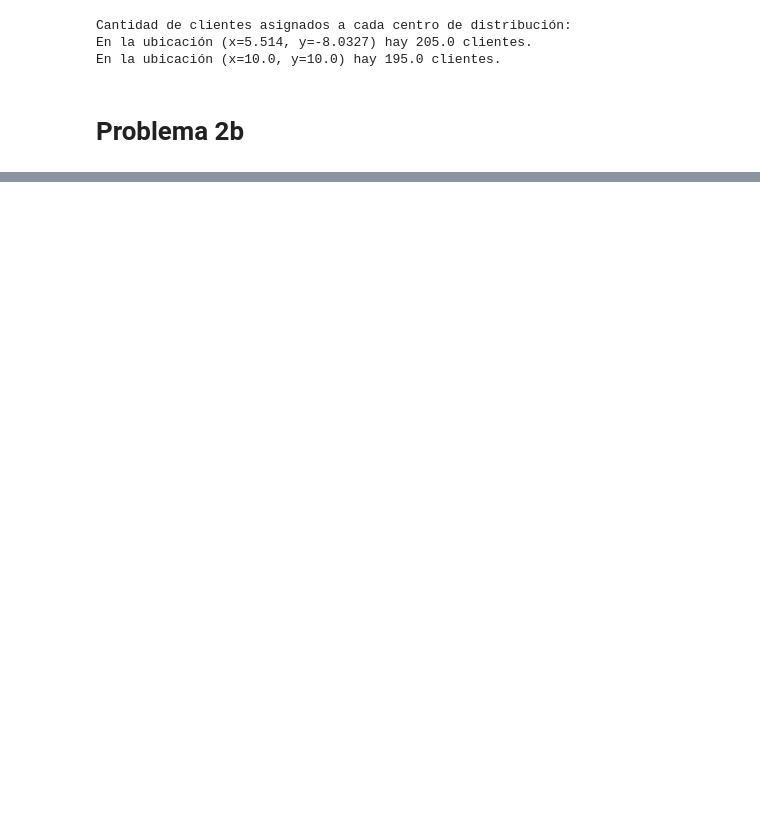
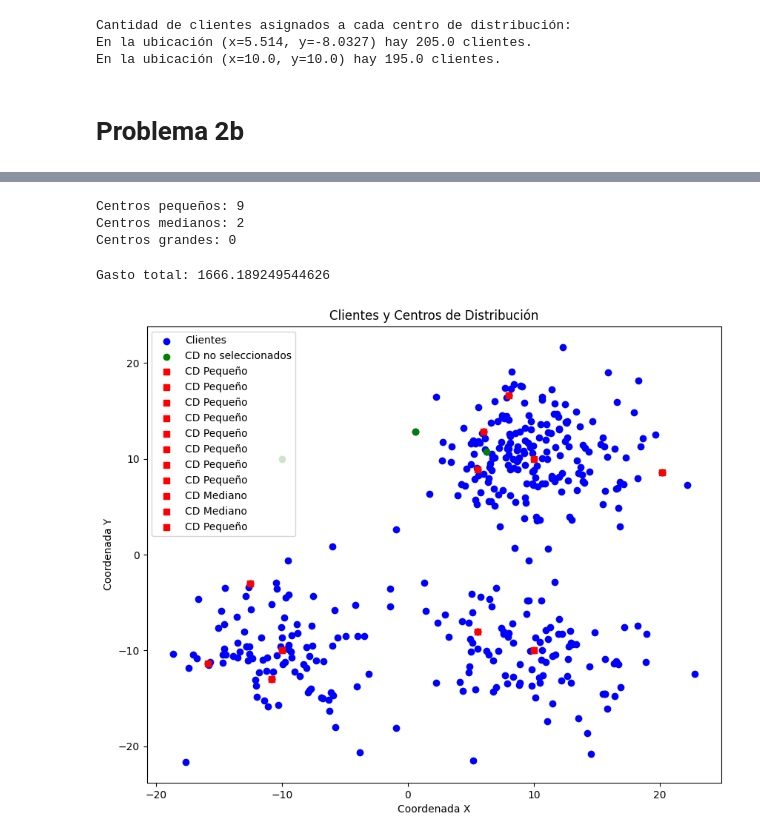
Before and after one commit to MacaMujica/taller-1-cadenas-de-suministros, a Jupyter notebook: tarea1.ipynb, the cells around one changed output, grey strips where cells are left out. Cells and saved outputs as stored; diff of their text form; code cells hidden in the pictures; blank space fills up the shorter version.

```diff
--- a/tarea1.ipynb
+++ b/tarea1.ipynb
@@ -545,0 +650,49 @@ En la ubicación (x=10.0, y=10.0) hay 195.0 clientes.
+# %%
+# Contadores para cada tamaño de centro de distribución
+cd_count = {'pequeño': 0, 'mediano': 0, 'grande': 0}
+
+# Iterar sobre los centros de distribución seleccionados para contarlos por tamaño
+for info in cd_info.values():
+    cd_count[info['tamaño']] += 1
+
+# Imprimir la cantidad de centros de distribución por tamaño
+print(f"Centros pequeños: {cd_count['pequeño']}")
+print(f"Centros medianos: {cd_count['mediano']}")
+print(f"Centros grandes: {cd_count['grande']}")
+# %% [output]
+Centros pequeños: 9
+Centros medianos: 2
+Centros grandes: 0
+# %%
+# Obtener el valor de la función objetivo
+gasto_total = m.getObjective().getValue()
+
+# Imprimir el gasto total
+print(f"Gasto total: {gasto_total}")
+# %% [output]
+Gasto total: 1666.189249544626
+# %%
+import matplotlib.pyplot as plt
+plt.figure(figsize=(10, 8))
+# Graficar los clientes
+plt.scatter(clientes['x'], clientes['y'], c='blue', label='Clientes')
+
+# Graficar todos los centros de distribución
+plt.scatter(cd_df['x'], cd_df['y'], c='green', marker='o', label='CD no seleccionados')
+
+# Graficar los centros de distribución seleccionados
+for j, info in cd_info.items():
+    if info['clientes'] > 0:  # Si el centro de distribución tiene clientes asignados
+        plt.scatter(cd.at[j, 'x'], cd.at[j, 'y'], c='red', marker='s', label=f"CD {info['tamaño'].capitalize()}")
+
+
+# Configurar la gráfica
+plt.xlabel('Coordenada X')
+plt.ylabel('Coordenada Y')
+plt.title('Clientes y Centros de Distribución')
+plt.legend()
+
+# Mostrar la gráfica
+plt.show()
+# %% [output]
+[figure, added]
```
Also changed, not shown: parts of 7 cells of this notebook.
